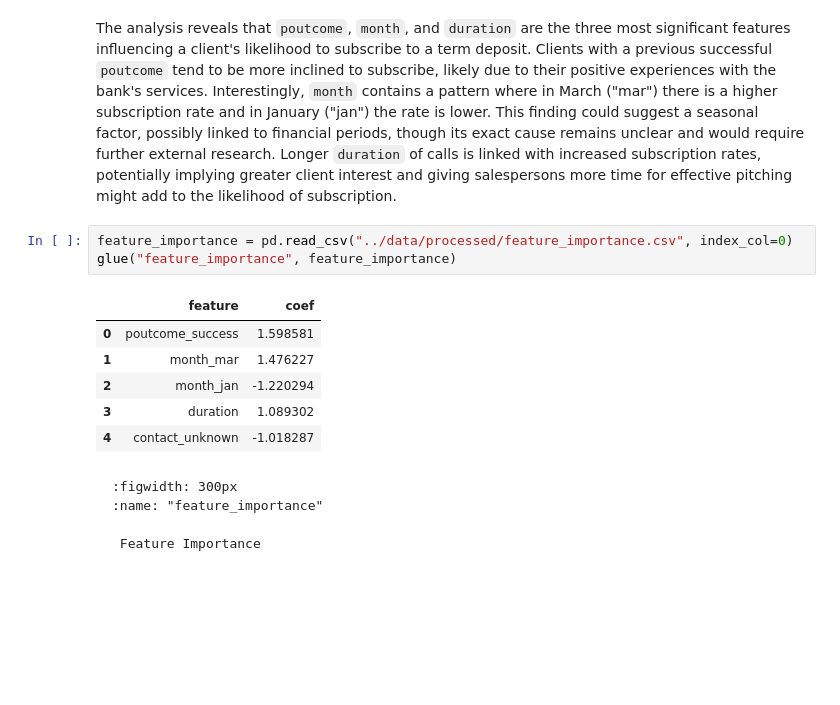
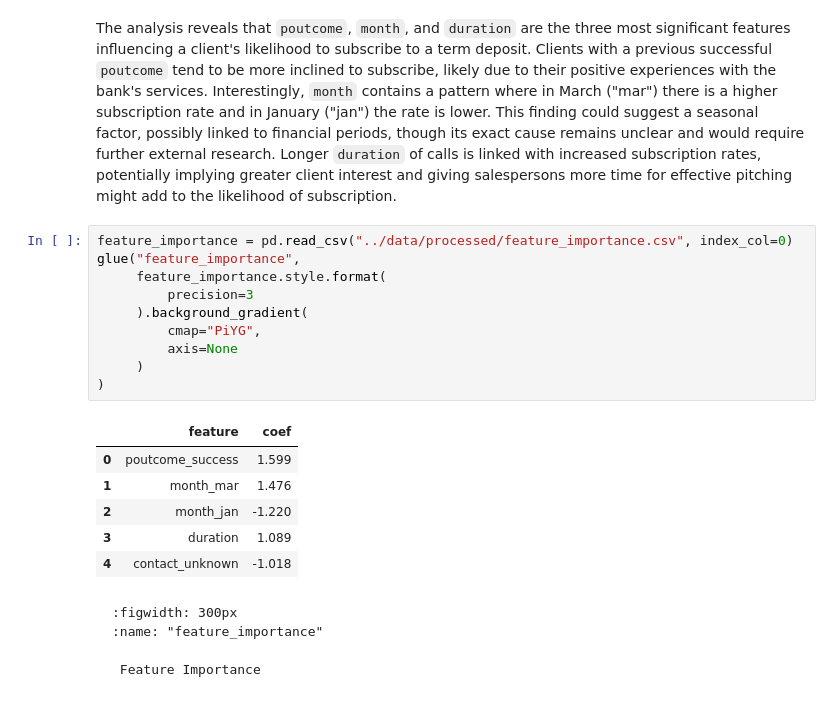
Before and after one commit to UBC-MDS/dsci522_group21, a Jupyter notebook: report/term_deposit_report.ipynb, the cells around one changed output. Saved outputs shown, nothing was run; the diff lists cells and outputs as text; blank space fills up the shorter version.

````diff
--- a/report/term_deposit_report.ipynb
+++ b/report/term_deposit_report.ipynb
@@ -213,14 +219,21 @@ To obtain the top 3 driving factors behind the predictions, we looked into the f
 The analysis reveals that `poutcome`, `month`, and `duration` are the three most significant features influencing a client's likelihood to subscribe to a term deposit. Clients with a previous successful `poutcome` tend to be more inclined to subscribe, likely due to their positive experiences with the bank's services. Interestingly, `month` contains a pattern where in March ("mar") there is a higher subscription rate and in January ("jan") the rate is lower. This finding could suggest a seasonal factor, possibly linked to financial periods, though its exact cause remains unclear and would require further external research. Longer `duration` of calls is linked with increased subscription rates, potentially implying greater client interest and giving salespersons more time for effective pitching might add to the likelihood of subscription.
 # %%
 feature_importance = pd.read_csv("../data/processed/feature_importance.csv", index_col=0)
-glue("feature_importance", feature_importance)
+glue("feature_importance",
+     feature_importance.style.format(
+         precision=3
+     ).background_gradient(
+         cmap="PiYG",
+         axis=None
+     )
+)
 # %% [output]
 |  | feature | coef |
-| 0 | poutcome_success | 1.598581 |
-| 1 | month_mar | 1.476227 |
-| 2 | month_jan | -1.220294 |
-| 3 | duration | 1.089302 |
-| 4 | contact_unknown | -1.018287 |
+| 0 | poutcome_success | 1.599 |
+| 1 | month_mar | 1.476 |
+| 2 | month_jan | -1.220 |
+| 3 | duration | 1.089 |
+| 4 | contact_unknown | -1.018 |
 # %% [markdown]
 ```{glue:figure} feature_importance
 :figwidth: 300px
````
Also changed, not shown: parts of 4 cells of this notebook.
